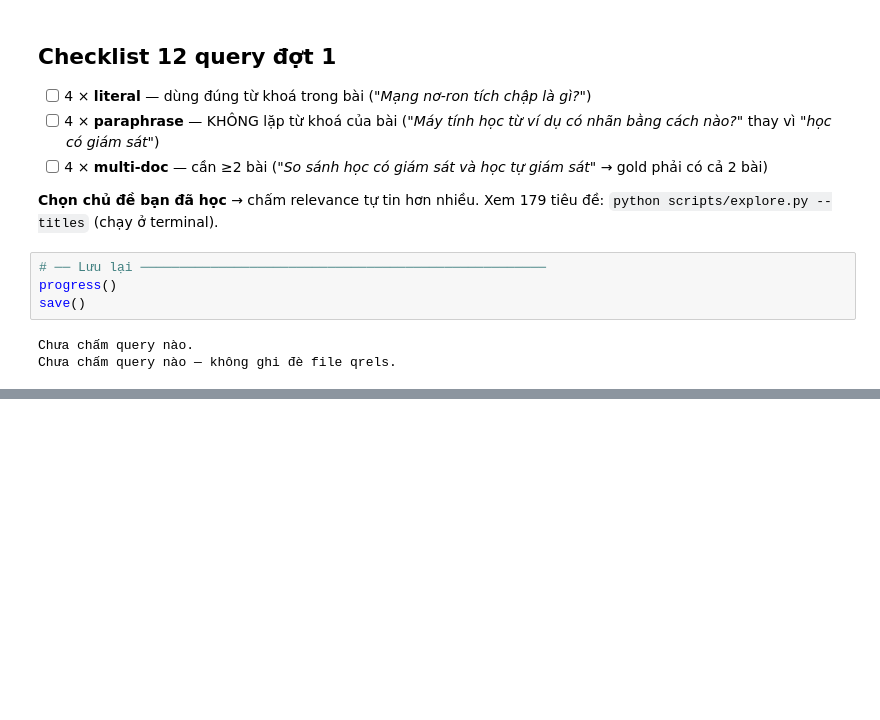
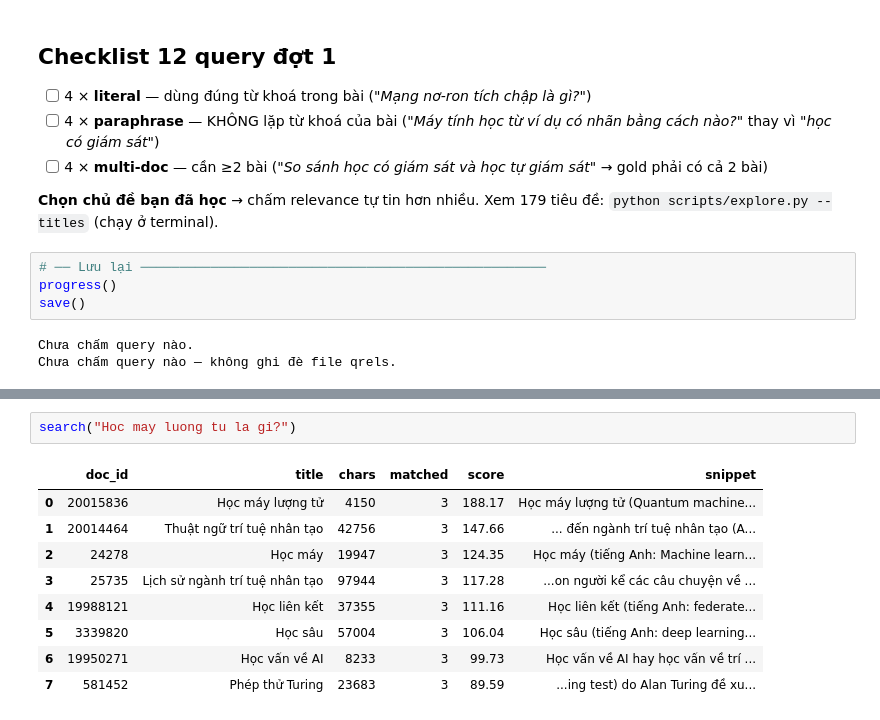
Before and after one commit to meiLNguyen/Vietnamese-RAG-Q-A, a Jupyter notebook: notebooks/00_authoring_qrels.ipynb, the cells around one changed output, grey strips where cells are left out. Cells and saved outputs as stored; diff of their text form; blank space fills up the shorter version.

```diff
--- a/notebooks/00_authoring_qrels.ipynb
+++ b/notebooks/00_authoring_qrels.ipynb
@@ -168,0 +412,12 @@ Chưa chấm query nào — không ghi đè file qrels.
+# %%
+search("Hoc may luong tu la gi?")
+# %% [output]
+|  | doc_id | title | chars | matched | score | snippet |
+| 0 | 20015836 | Học máy lượng tử | 4150 | 3 | 188.17 | Học máy lượng tử (Quantum machine... |
+| 1 | 20014464 | Thuật ngữ trí tuệ nhân tạo | 42756 | 3 | 147.66 | ... đến ngành trí tuệ nhân tạo (A... |
+| 2 | 24278 | Học máy | 19947 | 3 | 124.35 | Học máy (tiếng Anh: Machine learn... |
+| 3 | 25735 | Lịch sử ngành trí tuệ nhân tạo | 97944 | 3 | 117.28 | ...on người kể các câu chuyện về ... |
+| 4 | 19988121 | Học liên kết | 37355 | 3 | 111.16 | Học liên kết (tiếng Anh: federate... |
+| 5 | 3339820 | Học sâu | 57004 | 3 | 106.04 | Học sâu (tiếng Anh: deep learning... |
+| 6 | 19950271 | Học vấn về AI | 8233 | 3 | 99.73 | Học vấn về AI hay học vấn về trí ... |
+| 7 | 581452 | Phép thử Turing | 23683 | 3 | 89.59 | ...ing test) do Alan Turing đề xu... |
```
Also changed, not shown: parts of 20 cells of this notebook, 2 other files.
